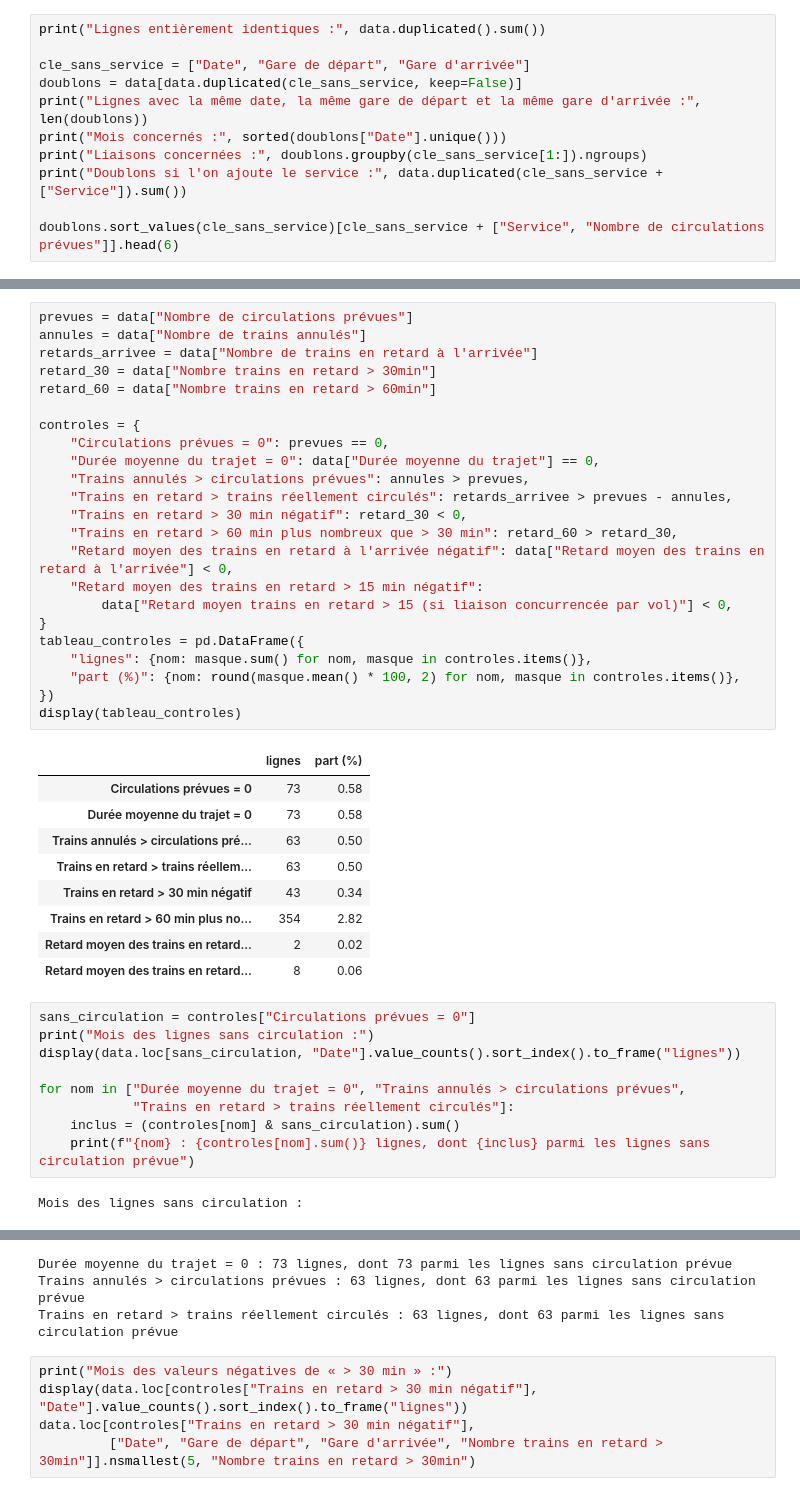
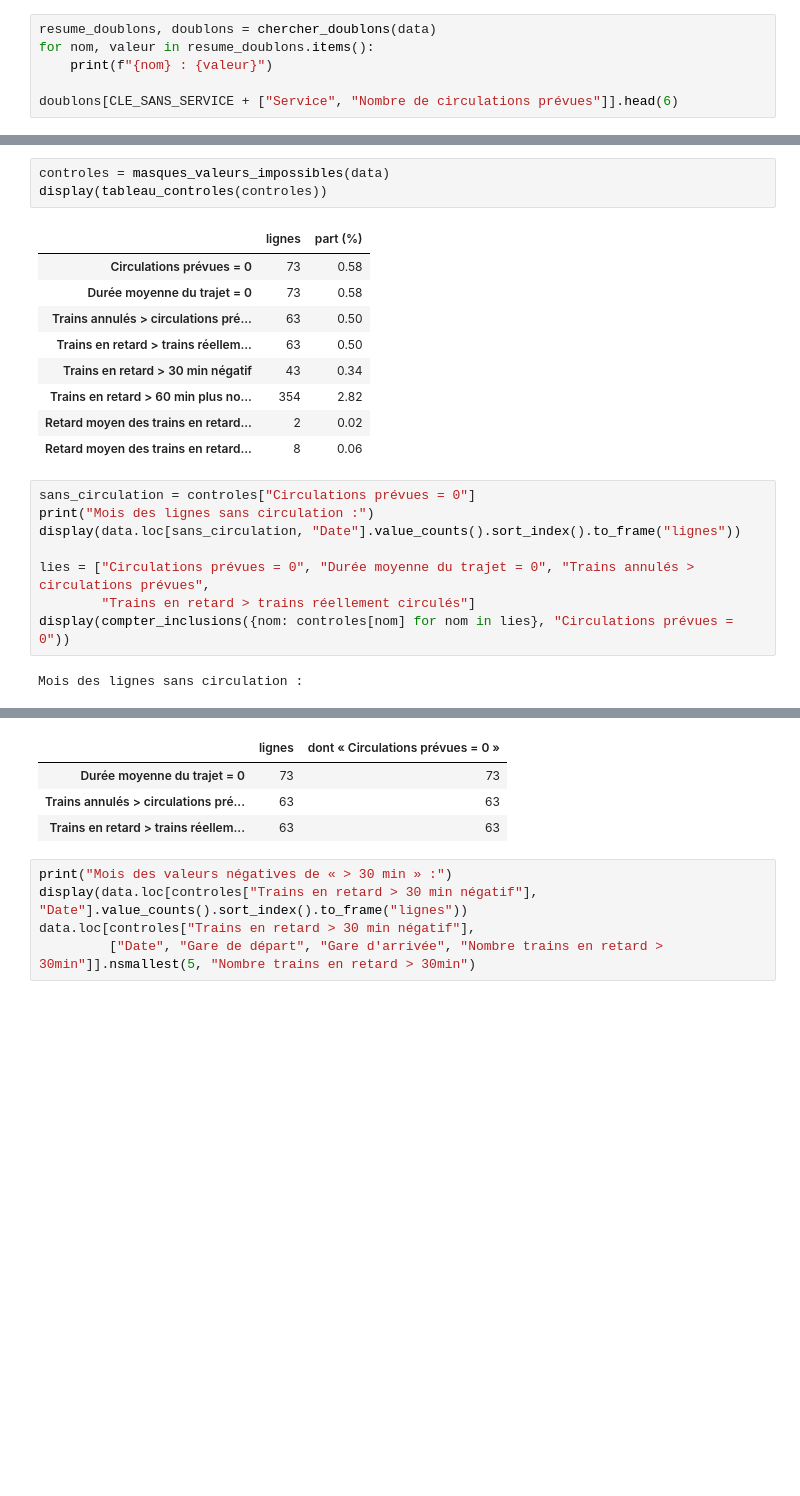
Before and after one commit to matthieubaucher/projet_sncf, a Jupyter notebook: poc/analyse_amy/notebooks/exploration_nettoyage.ipynb, the cells around one changed output, grey strips where cells are left out. Drawn from its saved outputs; the diff is of its cells as text; blank space fills up the shorter version.

```diff
--- a/poc/analyse_amy/notebooks/exploration_nettoyage.ipynb
+++ b/poc/analyse_amy/notebooks/exploration_nettoyage.ipynb
@@ -388,15 +351,10 @@ On remarque qu'en dehors des commentaires, aucune valeur ne manque.
 
 On cherche d'abord les lignes entièrement identiques, puis les liaisons qui apparaissent deux fois le même mois.
 # %%
-print("Lignes entièrement identiques :", data.duplicated().sum())
+resume_doublons, doublons = chercher_doublons(data)
+for nom, valeur in resume_doublons.items():
+    print(f"{nom} : {valeur}")
 
-cle_sans_service = ["Date", "Gare de départ", "Gare d'arrivée"]
-doublons = data[data.duplicated(cle_sans_service, keep=False)]
-print("Lignes avec la même date, la même gare de départ et la même gare d'arrivée :", len(doublons))
-print("Mois concernés :", sorted(doublons["Date"].unique()))
-print("Liaisons concernées :", doublons.groupby(cle_sans_service[1:]).ngroups)
-print("Doublons si l'on ajoute le service :", data.duplicated(cle_sans_service + ["Service"]).sum())
-
-doublons.sort_values(cle_sans_service)[cle_sans_service + ["Service", "Nombre de circulations prévues"]].head(6)
+doublons[CLE_SANS_SERVICE + ["Service", "Nombre de circulations prévues"]].head(6)
 # %% [output]
 Lignes entièrement identiques : 0
@@ -452,28 +410,8 @@ Les sections suivantes les examinent. On distingue deux cas :
 # %% [markdown]
 ### 3.4 Valeurs impossibles
 # %%
-prevues = data["Nombre de circulations prévues"]
-annules = data["Nombre de trains annulés"]
-retards_arrivee = data["Nombre de trains en retard à l'arrivée"]
-retard_30 = data["Nombre trains en retard > 30min"]
-retard_60 = data["Nombre trains en retard > 60min"]
-
-controles = {
-    "Circulations prévues = 0": prevues == 0,
-    "Durée moyenne du trajet = 0": data["Durée moyenne du trajet"] == 0,
-    "Trains annulés > circulations prévues": annules > prevues,
-    "Trains en retard > trains réellement circulés": retards_arrivee > prevues - annules,
-    "Trains en retard > 30 min négatif": retard_30 < 0,
-    "Trains en retard > 60 min plus nombreux que > 30 min": retard_60 > retard_30,
-    "Retard moyen des trains en retard à l'arrivée négatif": data["Retard moyen des trains en retard à l'arrivée"] < 0,
-    "Retard moyen des trains en retard > 15 min négatif":
-        data["Retard moyen trains en retard > 15 (si liaison concurrencée par vol)"] < 0,
-}
-tableau_controles = pd.DataFrame({
-    "lignes": {nom: masque.sum() for nom, masque in controles.items()},
-    "part (%)": {nom: round(masque.mean() * 100, 2) for nom, masque in controles.items()},
-})
-display(tableau_controles)
+controles = masques_valeurs_impossibles(data)
+display(tableau_controles(controles))
 # %% [output]
 |  | lignes | part (%) |
 | Circulations prévues = 0 | 73 | 0.58 |
@@ -487,27 +425,27 @@ display(tableau_controles)
 # %%
 sans_circulation = controles["Circulations prévues = 0"]
 print("Mois des lignes sans circulation :")
 display(data.loc[sans_circulation, "Date"].value_counts().sort_index().to_frame("lignes"))
 
-for nom in ["Durée moyenne du trajet = 0", "Trains annulés > circulations prévues",
-            "Trains en retard > trains réellement circulés"]:
-    inclus = (controles[nom] & sans_circulation).sum()
-    print(f"{nom} : {controles[nom].sum()} lignes, dont {inclus} parmi les lignes sans circulation prévue")
+lies = ["Circulations prévues = 0", "Durée moyenne du trajet = 0", "Trains annulés > circulations prévues",
+        "Trains en retard > trains réellement circulés"]
+display(compter_inclusions({nom: controles[nom] for nom in lies}, "Circulations prévues = 0"))
 # %% [output]
 Mois des lignes sans circulation :
 |  | lignes |
 | Date |  |
 | 2020-04 | 50 |
 | 2020-05 | 9 |
 | 2020-06 | 4 |
 | 2020-08 | 2 |
 | 2020-09 | 2 |
 | 2020-10 | 2 |
 | 2020-11 | 2 |
 | 2020-12 | 2 |
-Durée moyenne du trajet = 0 : 73 lignes, dont 73 parmi les lignes sans circulation prévue
-Trains annulés > circulations prévues : 63 lignes, dont 63 parmi les lignes sans circulation prévue
-Trains en retard > trains réellement circulés : 63 lignes, dont 63 parmi les lignes sans circulation prévue
+|  | lignes | dont « Circulations prévues = 0 » |
+| Durée moyenne du trajet = 0 | 73 | 73 |
+| Trains annulés > circulations pré... | 63 | 63 |
+| Trains en retard > trains réellem... | 63 | 63 |
 # %%
 print("Mois des valeurs négatives de « > 30 min » :")
 display(data.loc[controles["Trains en retard > 30 min négatif"], "Date"].value_counts().sort_index().to_frame("lignes"))
```
Also changed, not shown: parts of 15 cells of this notebook, 2 other files.
